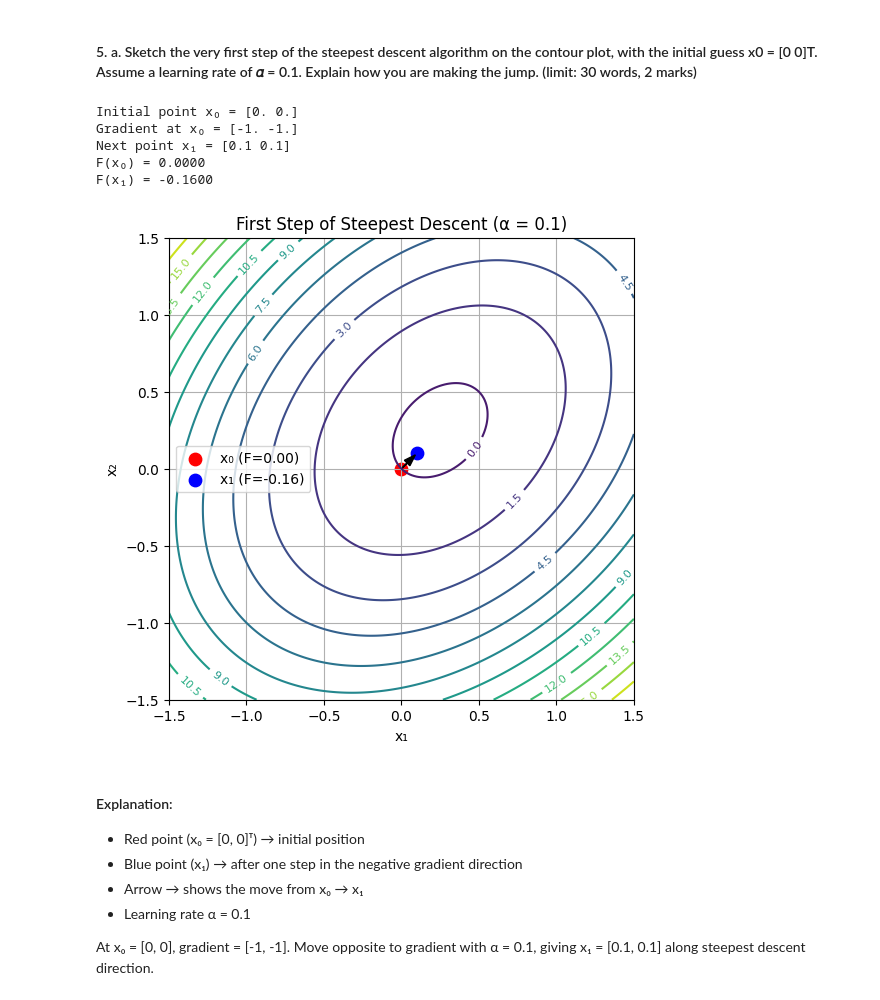
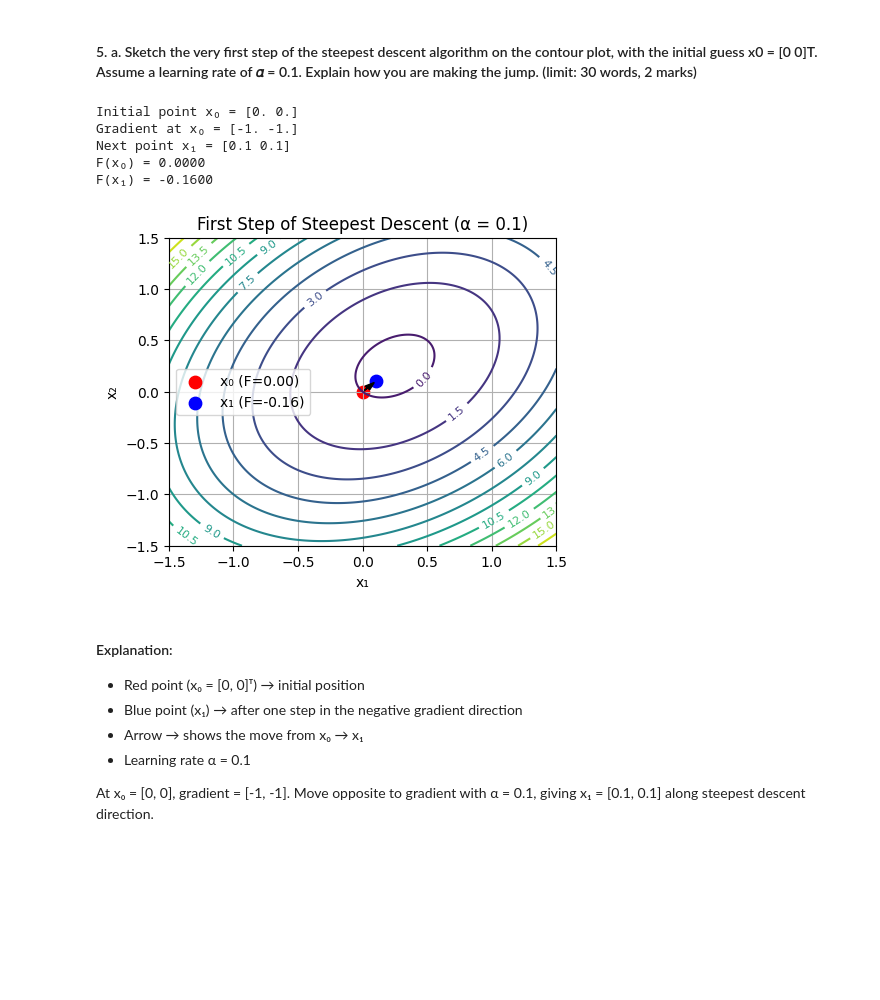
Before and after one commit to theForce-droid/AIandDeepLearning, a Jupyter notebook: AIDL_Grp2.ipynb, the cells around one changed output. Drawn from its saved outputs; the diff is of its cells as text; code cells hidden in the pictures; blank space fills up the shorter version.

```diff
--- a/AIDL_Grp2.ipynb
+++ b/AIDL_Grp2.ipynb
@@ -605,9 +605,9 @@ import matplotlib.pyplot as plt
 from mpl_toolkits.mplot3d import Axes3D
 
 # Define A and b
-A = np.array([[6., -2.],
-              [-2., 6.]])
-b = np.array([-1., -1.])
+A = np.array([[6, -2],
+              [-2, 6]])
+b = np.array([-1, -1])
 
 # Define F(x, y)
 def F(x, y):
@@ -684,35 +684,35 @@ print(f"F(x₁) = {F1:.4f}")
 
 # --- Contour Plot ---
 x = np.linspace(-1.5, 1.5, 200)
 y = np.linspace(-1.5, 1.5, 200)
 X, Y = np.meshgrid(x, y)
 Z = 0.5 * (6*X**2 - 4*X*Y + 6*Y**2) - X - Y
 
-plt.figure(figsize=(6,6))
+plt.figure(figsize=(5,4))
 contours = plt.contour(X, Y, Z, levels=12, cmap='viridis')
 plt.clabel(contours, inline=True, fontsize=8)
 
 # Plot start and first step
 plt.scatter(*x0, color='red', s=80, label=f'x₀ (F={F0:.2f})')
 plt.scatter(*x1, color='blue', s=80, label=f'x₁ (F={F1:.2f})')
 
 # Draw arrow for movement
 plt.arrow(x0[0], x0[1], (x1[0]-x0[0])*0.9, (x1[1]-x0[1])*0.9,
           head_width=0.05, color='black', length_includes_head=True)
 
 plt.title("First Step of Steepest Descent (α = 0.1)")
 plt.xlabel("x₁")
 plt.ylabel("x₂")
 plt.legend()
 plt.grid(True)
 plt.show()
 # %% [output]
 Initial point x₀ = [0. 0.]
 Gradient at x₀ = [-1. -1.]
 Next point x₁ = [0.1 0.1]
 F(x₀) = 0.0000
 F(x₁) = -0.1600
-[figure, old version]
+[figure, new version]
 # %% [markdown]
 #### Explanation:
 
```
Also changed, not shown: parts of 4 cells of this notebook.
